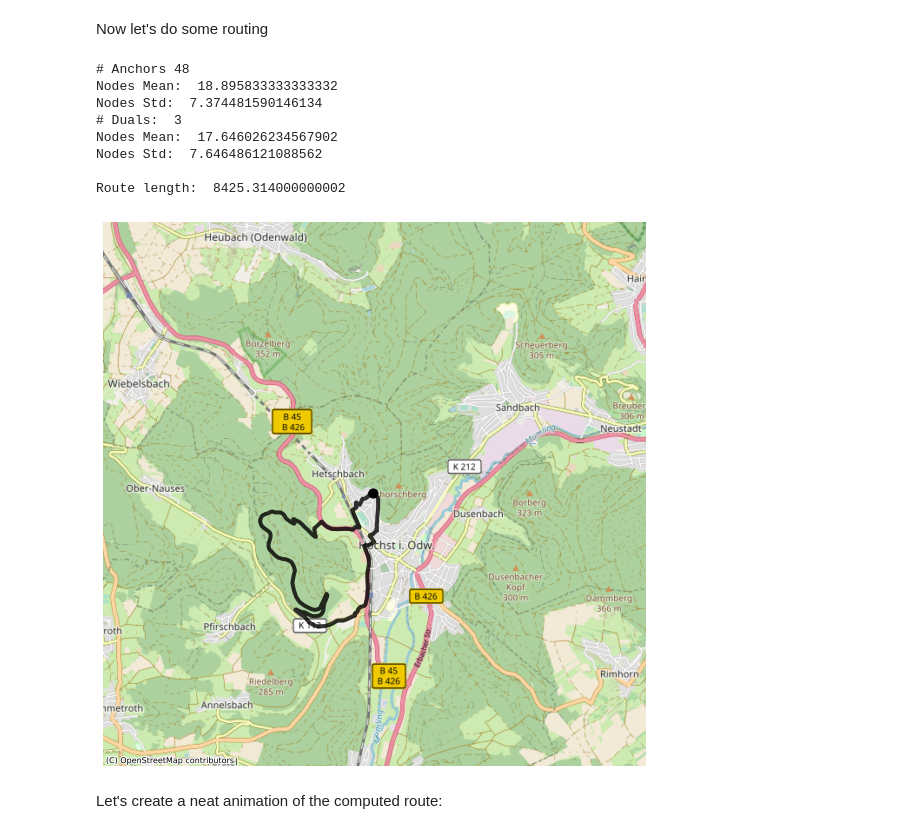
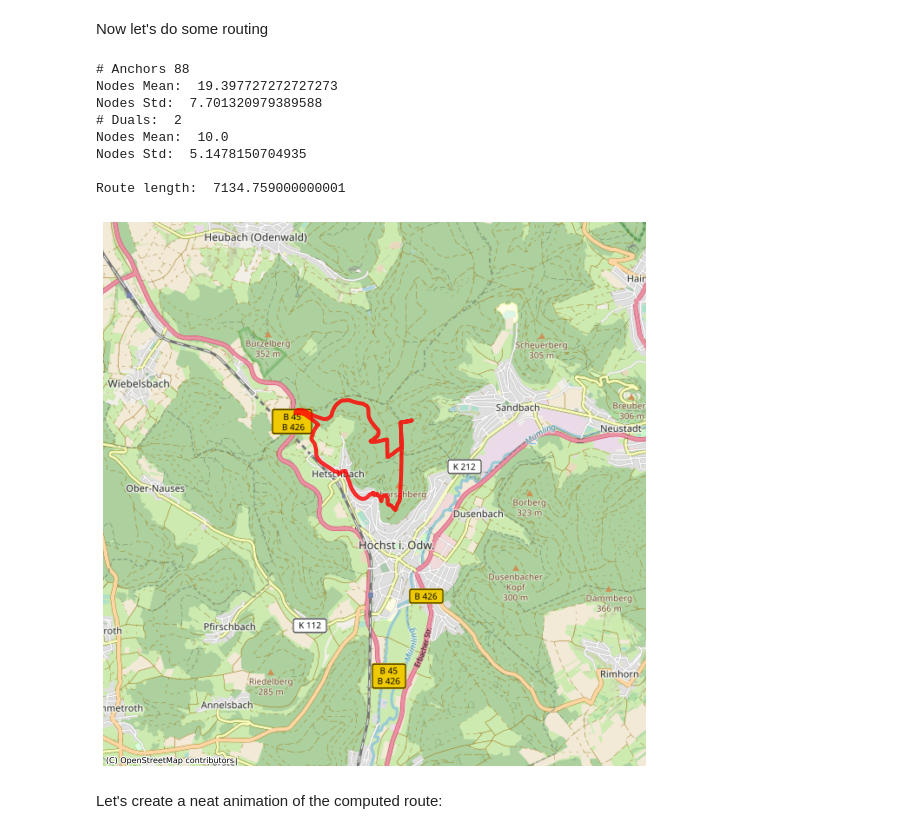
Before and after one commit to seitzquest/Perfect10k, a Jupyter notebook: route_planner.ipynb, the cells around one changed output. Drawn from its saved outputs; the diff is of its cells as text; code cells hidden in the pictures.

Commit message:
Visualize route over map

```diff
--- a/route_planner.ipynb
+++ b/route_planner.ipynb
@@ -279,29 +279,33 @@ nearest_node_id = ox.nearest_nodes(G, location[1], location[0])
 distance_target = 8000 # 10k steps are roughly 8km
 
 with rasterio.open("/run/media/daedalus/6F60B9022EADDF79/Perfect10k/SRTM_GL3_srtm.vrt") as dataset:
-            pt = find_path(G, nearest_node_id, int(distance_target), tol=500, dataset=dataset)
+            pt = find_path(G, nearest_node_id, int(distance_target), tol=1000, dataset=dataset)
 
 pl = path_length(G, pt)
 
 print("")
 print("Route length: ", pl)
 # %% [output]
-# Anchors 48
-Nodes Mean:  18.895833333333332
-Nodes Std:  7.374481590146134
-# Duals:  3
-Nodes Mean:  17.646026234567902
-Nodes Std:  7.646486121088562
+# Anchors 88
+Nodes Mean:  19.397727272727273
+Nodes Std:  7.701320979389588
+# Duals:  2
+Nodes Mean:  10.0
+Nodes Std:  5.1478150704935
 
-Route length:  8425.314000000002
+Route length:  7134.759000000001
 # %%
-ax = gdf_3857.plot(figsize=(10,10), color="none", edgecolor="r", linewidth=3)
-ax.set_axis_off()
-cx.add_basemap(ax, crs=gdf_3857.crs.to_string(), source=cx.providers.OpenStreetMap.DE, zoom=13)
-ox.plot_graph_route(G_3857, pt, orig_dest_size=100, route_alpha=0.8, route_linewidth=4, node_size=0, route_color='k', ax=ax)
+def plot_route(G_3857, gdf_3857, pt):
+    ax = gdf_3857.plot(figsize=(10,10), color="none", edgecolor="r", linewidth=3)
+    ax.set_axis_off()
+    cx.add_basemap(ax, crs=gdf_3857.crs.to_string(), source=cx.providers.OpenStreetMap.DE, zoom=13)
+    fig, ax = ox.plot_graph_route(G_3857, pt, orig_dest_size=0, route_alpha=0.5, route_linewidth=4, node_size=0, ax=ax)
+    return fig, ax
+
+plot_route(G_3857, gdf_3857, pt)
 plt.show()
 # %% [output]
-[figure, old version]
+[figure, new version]
 # %% [markdown]
 Let's create a neat animation of the computed route:
 # %%
```
Also changed, not shown: parts of 5 cells of this notebook, 4 other files.
